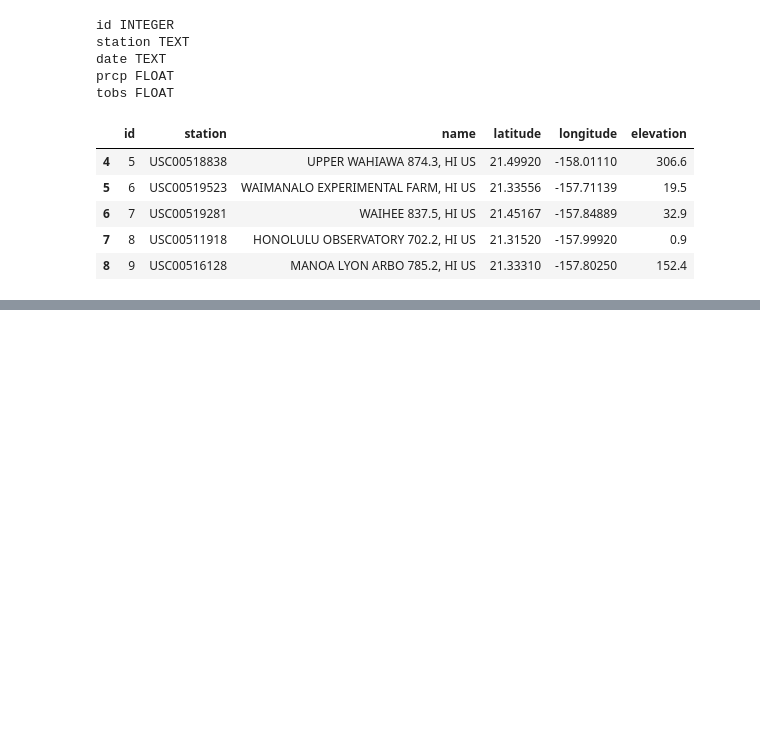
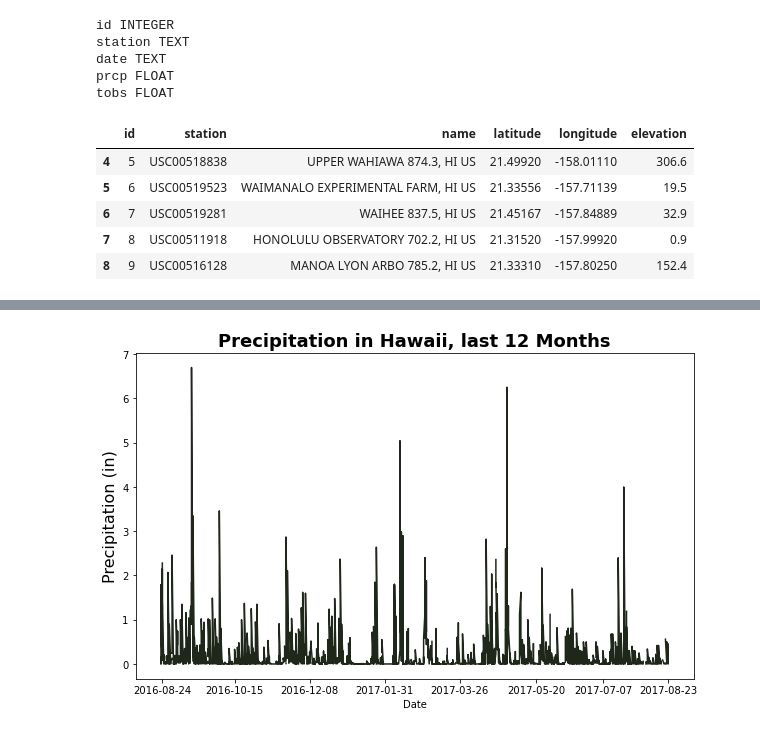
Before and after one commit to RyanPerm/SMU_Homework, a Jupyter notebook: 10_Advanced_Data_Storage_and_Retrieval/jupyter_code.ipynb, the cells around one changed output, grey strips where cells are left out. Cells and saved outputs as stored; diff of their text form; code cells hidden in the pictures; blank space fills up the shorter version.

```diff
--- a/10_Advanced_Data_Storage_and_Retrieval/jupyter_code.ipynb
+++ b/10_Advanced_Data_Storage_and_Retrieval/jupyter_code.ipynb
@@ -156,0 +96,14 @@ daily_normals("01-01")
+# %%
+# Use Pandas Plotting with Matplotlib to plot the data
+plt.figure(figsize=(10,6))
+plt.plot(prcp_df.date, prcp_df.prcp, color = "#1F271B")
+plt.title("Precipitation in Hawaii, last 12 Months", fontweight="bold", fontsize=18)
+plt.ylabel("Precipitation (in)", fontsize=16)
+plt.xlabel("Date")
+
+xticks = [1, 53, 107, 161, 215, 270, 318, 365]
+plt.xticks(xticks)
+
+plt.show()
+# %% [output]
+[figure, added]
```
Also changed, not shown: parts of 41 cells of this notebook.
